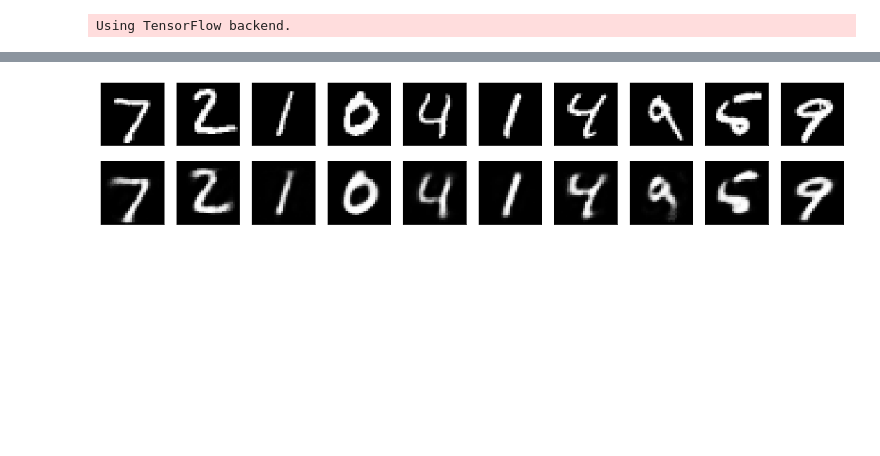
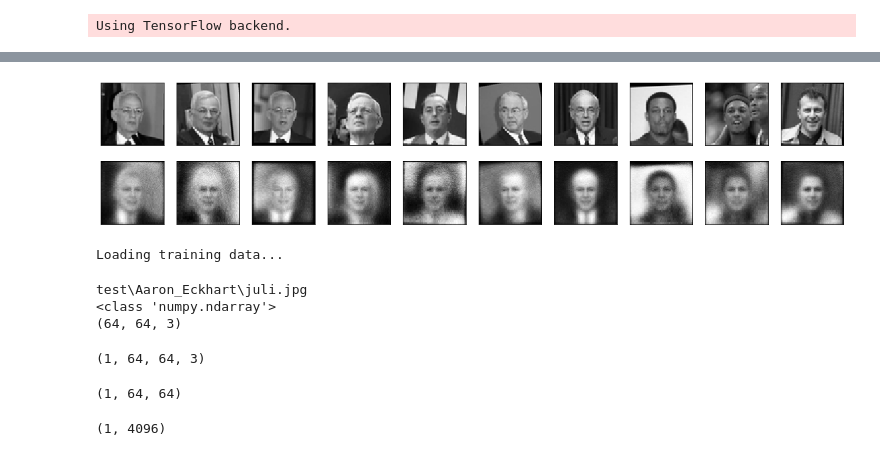
Before and after one commit to lrondi/Project-3, a Jupyter notebook: Untitled.ipynb, the cells around one changed output, grey strips where cells are left out. Saved outputs shown, nothing was run; the diff lists cells and outputs as text; code cells hidden in the pictures; blank space fills up the shorter version.

Commit message:
trained nn

```diff
--- a/Untitled.ipynb
+++ b/Untitled.ipynb
@@ -35,0 +81,11 @@ decoder = Model(encoded_input, decoder_layer(encoded_input))
+# %%
+images_l = np.load('images.npy')
+# %%
+images_l = images_l.astype('float32') / 255.
+image_train = images_l[0:10000]
+image_test = images_l[10000:13233]
+# %%
+image_train = image_train.reshape((len(image_train), np.prod(image_train.shape[1:])))
+image_test = image_test.reshape((len(image_test), np.prod(image_test.shape[1:])))
+print (image_train.shape)
+print (image_test.shape)
@@ -75,26 +124,37 @@ Epoch 50/50
 # %%
 # encode and decode some digits
 # note that we take them from the *test* set
-encoded_imgs = encoder.predict(x_test)
+encoded_imgs = encoder.predict(image_test)
 decoded_imgs = decoder.predict(encoded_imgs)
 # %%
-
+# DESPUES DE 100 EPOCAS Y ENCODING DIM = 168
 n = 10  # how many digits we will display
 plt.figure(figsize=(20, 4))
 for i in range(n):
     # display original
     ax = plt.subplot(2, n, i + 1)
-    plt.imshow(x_test[i].reshape(28, 28))
+    plt.imshow(image_test[i].reshape(64, 64))
     plt.gray()
     ax.get_xaxis().set_visible(False)
     ax.get_yaxis().set_visible(False)
 
     # display reconstruction
     ax = plt.subplot(2, n, i + 1 + n)
-    plt.imshow(decoded_imgs[i].reshape(28, 28))
+    plt.imshow(decoded_imgs[i].reshape(64, 64))
     plt.gray()
     ax.get_xaxis().set_visible(False)
     ax.get_yaxis().set_visible(False)
 plt.show()
 # %% [output]
-[figure, old version]
+[figure, new version]
+# %%
+juli = get_training_data('test')
+# %% [output]
+Loading training data...
+test\Aaron_Eckhart\juli.jpg
+<class 'numpy.ndarray'>
+(64, 64, 3)
+# %%
+juli.shape
+# %% [output]
+(1, 64, 64, 3)
@@ -100,0 +165,4 @@ plt.show()
+# %%
+juli.shape
+# %% [output]
+(1, 64, 64)
@@ -100,0 +171,4 @@ plt.show()
+# %%
+juli.shape
+# %% [output]
+(1, 4096)
```
Also changed, not shown: parts of 13 cells of this notebook, 2 other files.
